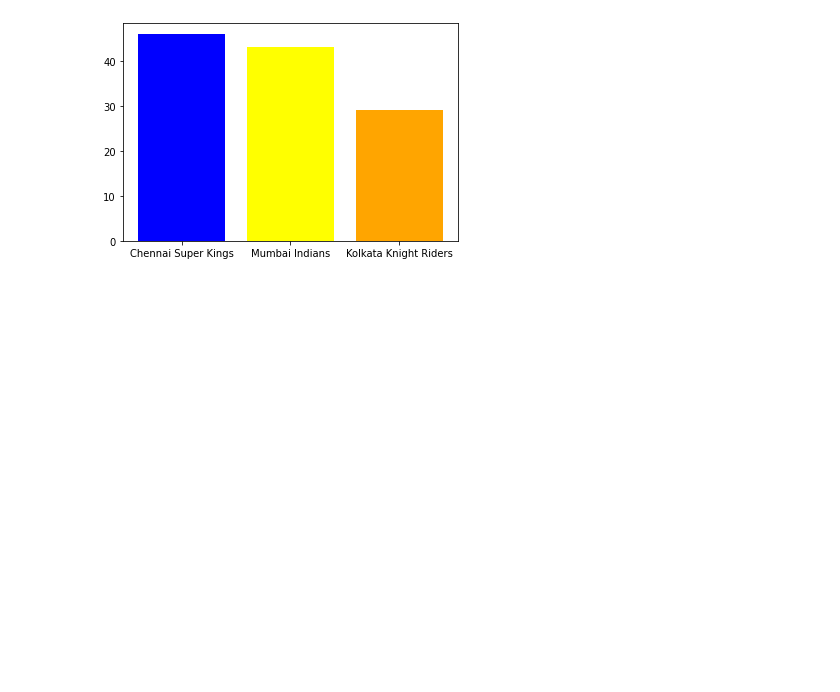
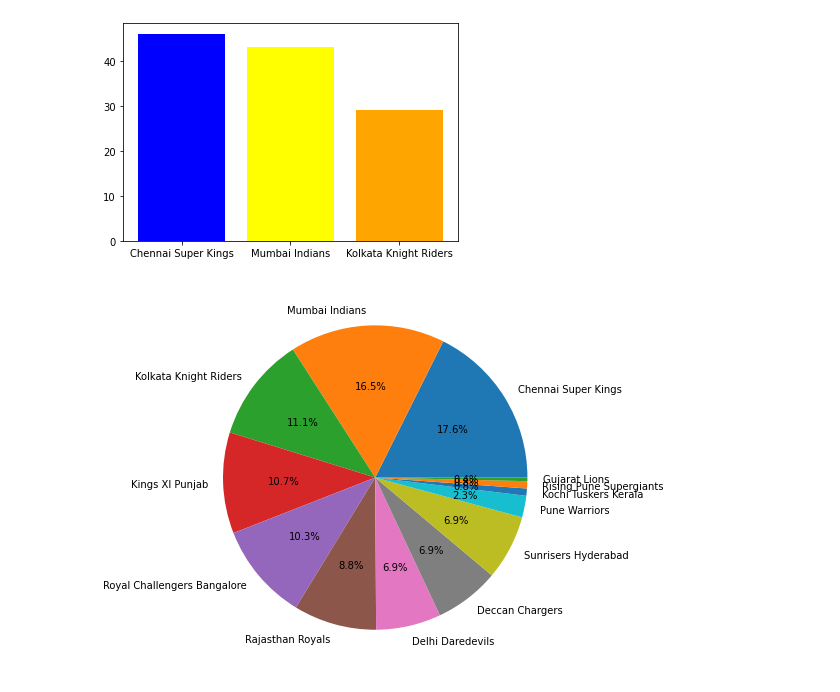
Before and after one commit to Newtanmukh/Python-projects, a Jupyter notebook: IPL Data Analysis/IPL Data Analysis.ipynb, the cells around one changed output. Drawn from its saved outputs; the diff is of its cells as text; code cells hidden in the pictures; blank space fills up the shorter version.

```diff
--- a/IPL Data Analysis/IPL Data Analysis.ipynb
+++ b/IPL Data Analysis/IPL Data Analysis.ipynb
@@ -135,3 +135,12 @@ plt.bar(list(batting_first['winner'].value_counts()[0:3].keys()),list(batting_fi
 plt.show()
 # %% [output]
 [figure]
+# %%
+plt.figure(figsize=(7,7))
+
+# here,the second paramater is the labels here.
+
+plt.pie(list(batting_first['winner'].value_counts()),labels=list(batting_first['winner'].value_counts().keys()),autopct='%0.1f%%')
+plt.show()
+# %% [output]
+[figure, added]
```
Also changed, not shown: parts of 4 cells of this notebook.
